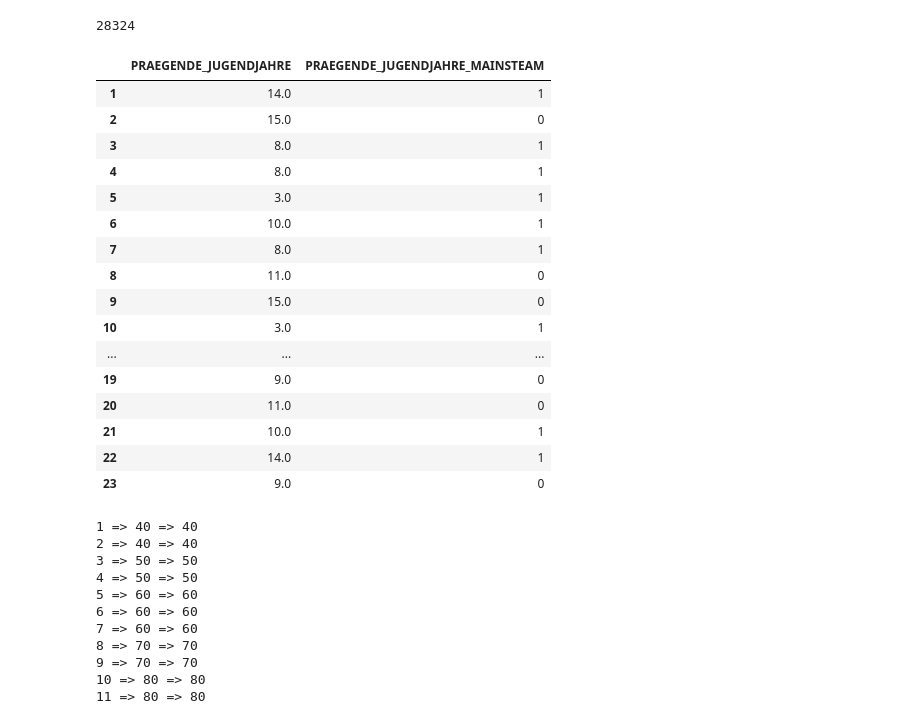
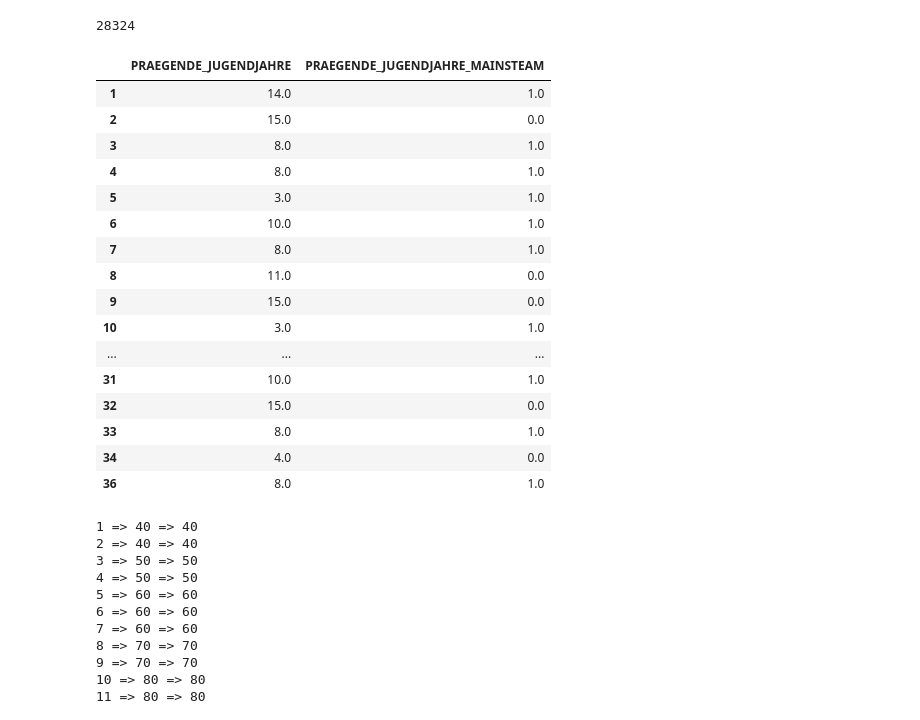
Before and after one commit to odmirajkar/customer_segmentation, a Jupyter notebook: Identify_Customer_Segments.ipynb, the cells around one changed output. Saved outputs shown, nothing was run; the diff lists cells and outputs as text; code cells hidden in the pictures.

```diff
--- a/Identify_Customer_Segments.ipynb
+++ b/Identify_Customer_Segments.ipynb
@@ -754,49 +754,51 @@ less_missing['PRAEGENDE_JUGENDJAHRE'].isna().sum()
 # %%
 # Investigate "PRAEGENDE_JUGENDJAHRE" and engineer two new variables.
 
 # we can see from description we have two variables for movement  Mainstream & Avantgarde
 # so creating Two variables Mainstream, Avantgarde
 # ignoring unkown values as they are converted into NaN
 # since we have only 2 categories its binary variable and can be stored in 1 colunm
 
 mainstream= [1,3,5,8,10,12,14]
 avantgarde = [2, 4, 6, 7, 9, 11, 13, 15]
 #print(less_missing['PRAEGENDE_JUGENDJAHRE'][:5])
 new_col=[]
 # we can do 2 ways
 # Manually loop through each and every row, easy option. code is clear and easy to maintain. but performance is slower
 # create a function and use apply method of pandas
 # I choose 1st one
 for ind in less_missing.index:
     val=less_missing.loc[ind]['PRAEGENDE_JUGENDJAHRE']
 
     if val in mainstream:
         new_col.append(1)
+    elif val in avantgarde:
+        new_col.append(0)
     else:
-        new_col.append(0)
+        new_col.append(val)
     #print (val,new_col[-1])
     #if(len(new_col)>20):
     #    break
 less_missing['PRAEGENDE_JUGENDJAHRE_MAINSTEAM']=new_col
-less_missing[['PRAEGENDE_JUGENDJAHRE','PRAEGENDE_JUGENDJAHRE_MAINSTEAM']].head(20)
+less_missing[['PRAEGENDE_JUGENDJAHRE','PRAEGENDE_JUGENDJAHRE_MAINSTEAM']].head(30)
 # %% [output]
 |  | PRAEGENDE_JUGENDJAHRE | PRAEGENDE_JUGENDJAHRE_MAINSTEAM |
-| 1 | 14.0 | 1 |
-| 2 | 15.0 | 0 |
-| 3 | 8.0 | 1 |
-| 4 | 8.0 | 1 |
-| 5 | 3.0 | 1 |
-| 6 | 10.0 | 1 |
-| 7 | 8.0 | 1 |
-| 8 | 11.0 | 0 |
-| 9 | 15.0 | 0 |
-| 10 | 3.0 | 1 |
+| 1 | 14.0 | 1.0 |
+| 2 | 15.0 | 0.0 |
+| 3 | 8.0 | 1.0 |
+| 4 | 8.0 | 1.0 |
+| 5 | 3.0 | 1.0 |
+| 6 | 10.0 | 1.0 |
+| 7 | 8.0 | 1.0 |
+| 8 | 11.0 | 0.0 |
+| 9 | 15.0 | 0.0 |
+| 10 | 3.0 | 1.0 |
 | ... | ... | ... |
-| 19 | 9.0 | 0 |
-| 20 | 11.0 | 0 |
-| 21 | 10.0 | 1 |
-| 22 | 14.0 | 1 |
-| 23 | 9.0 | 0 |
+| 31 | 10.0 | 1.0 |
+| 32 | 15.0 | 0.0 |
+| 33 | 8.0 | 1.0 |
+| 34 | 4.0 | 0.0 |
+| 36 | 8.0 | 1.0 |
 # %%
 
 year = [40, 40, 50, 50, 60, 60, 60, 70, 70, 80, 80, 80, 80, 90, 90]
```
Also changed, not shown: parts of 28 cells of this notebook.
